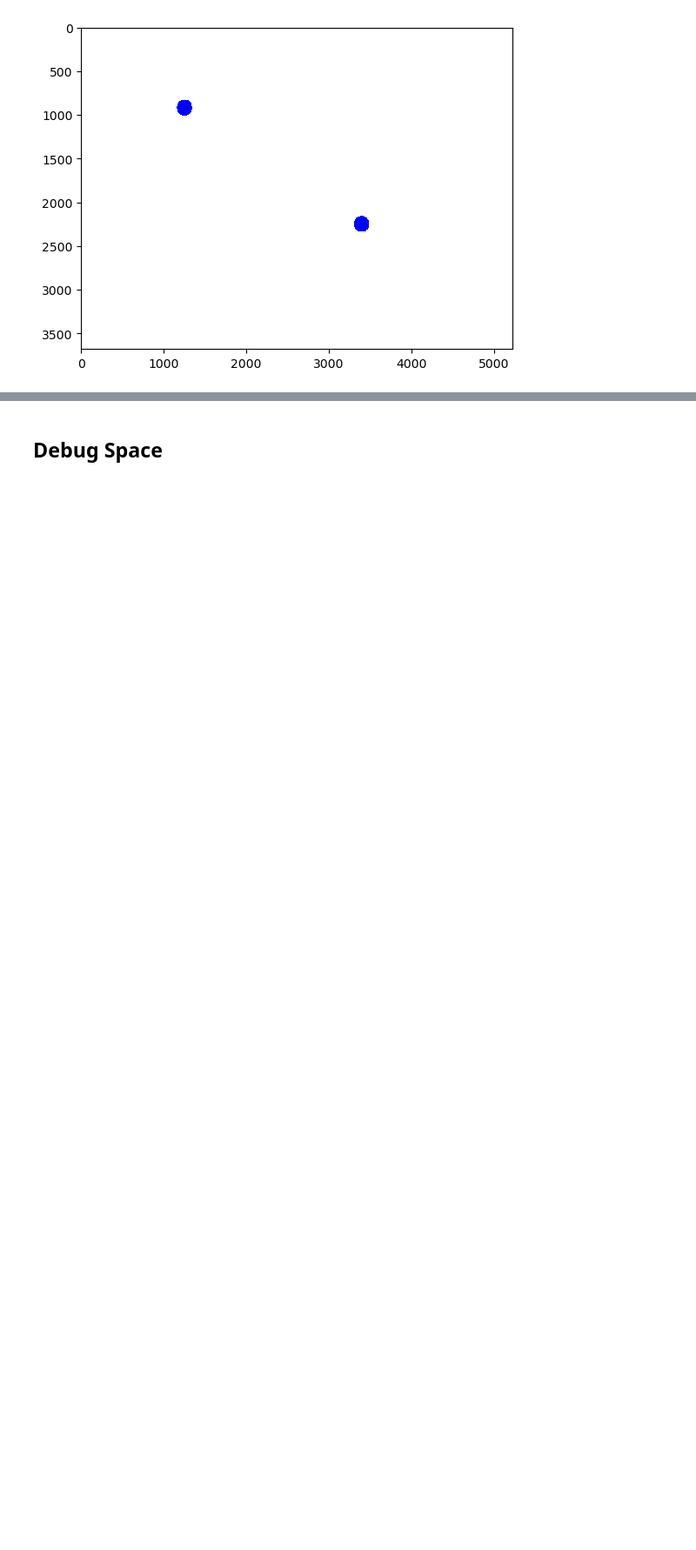
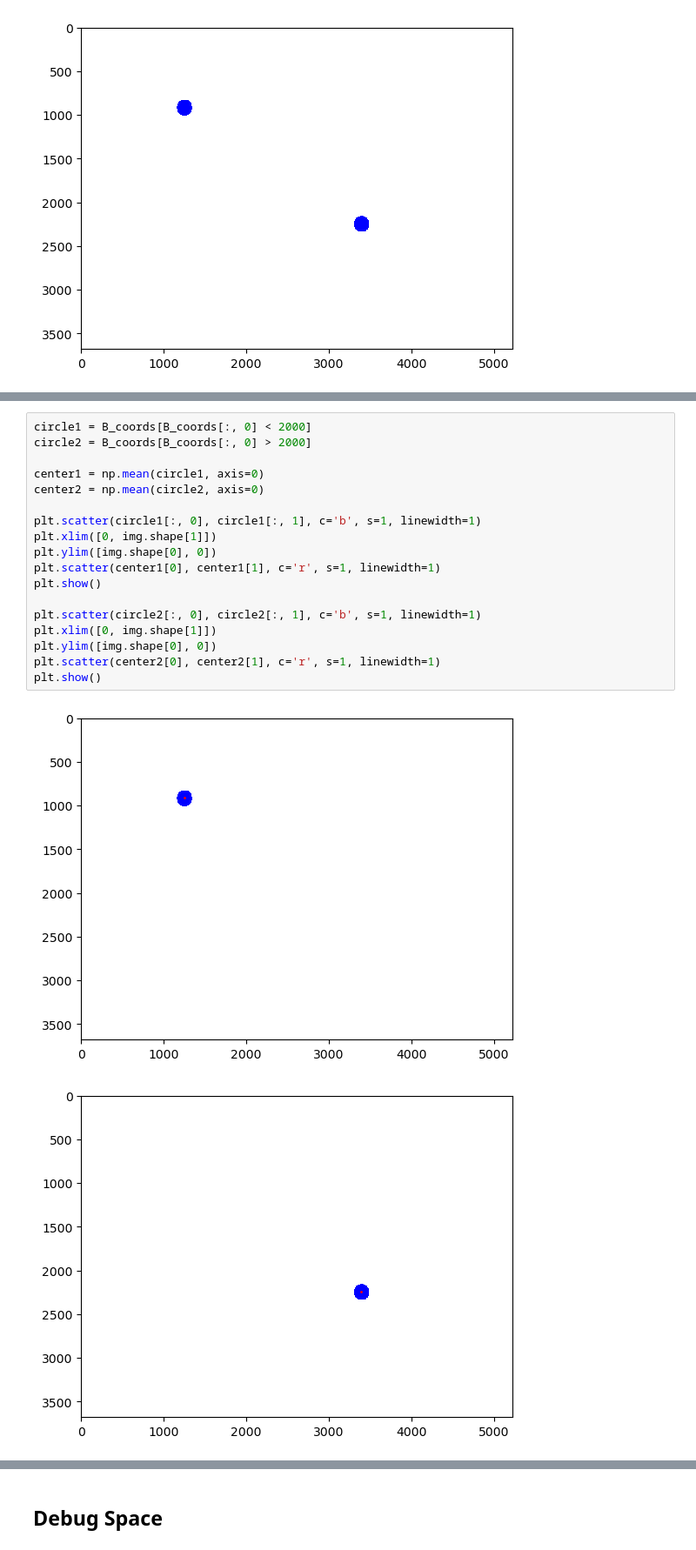
Before and after one commit to sunfanyi/Interactive-Ackermann-steering-model-car-game, a Jupyter notebook: inspect_map.ipynb, the cells around one changed output, grey strips where cells are left out. Shown at 87% size. Drawn from its saved outputs; the diff is of its cells as text; blank space fills up the shorter version.

```diff
--- a/inspect_map.ipynb
+++ b/inspect_map.ipynb
@@ -56,0 +70,21 @@ plt.show()
+# %%
+circle1 = B_coords[B_coords[:, 0] < 2000]
+circle2 = B_coords[B_coords[:, 0] > 2000]
+
+center1 = np.mean(circle1, axis=0)
+center2 = np.mean(circle2, axis=0)
+
+plt.scatter(circle1[:, 0], circle1[:, 1], c='b', s=1, linewidth=1)
+plt.xlim([0, img.shape[1]])
+plt.ylim([img.shape[0], 0])
+plt.scatter(center1[0], center1[1], c='r', s=1, linewidth=1)
+plt.show()
+
+plt.scatter(circle2[:, 0], circle2[:, 1], c='b', s=1, linewidth=1)
+plt.xlim([0, img.shape[1]])
+plt.ylim([img.shape[0], 0])
+plt.scatter(center2[0], center2[1], c='r', s=1, linewidth=1)
+plt.show()
+# %% [output]
+[figure, added]
+[figure, added]
```
Also changed, not shown: parts of 5 cells of this notebook, 3 other files.
